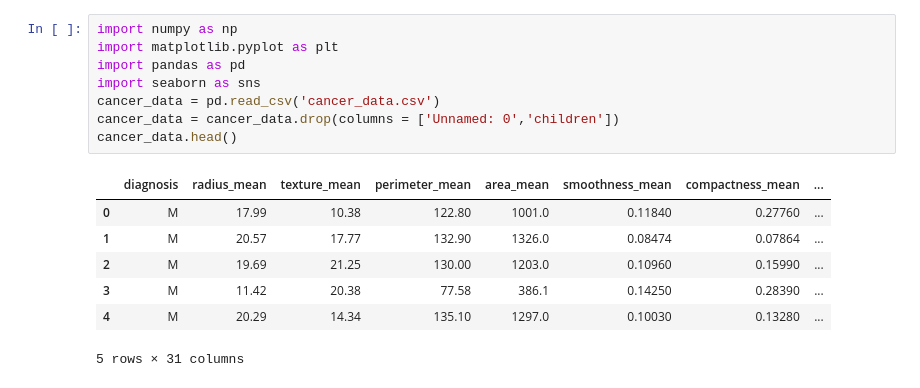
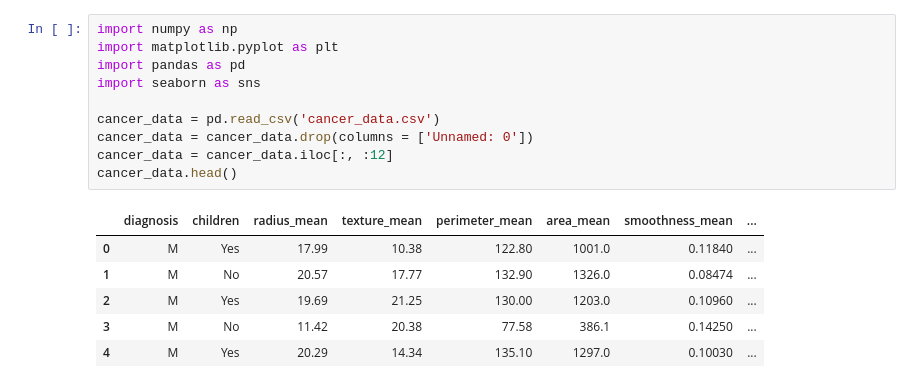
Before and after one commit to tamhuynh92/Machine-Learning-Project, a Jupyter notebook: Breast Cancer K-Nearest Neighbors.ipynb, the cells around one changed output. Cells and saved outputs as stored; diff of their text form.

```diff
--- a/Breast Cancer K-Nearest Neighbors.ipynb
+++ b/Breast Cancer K-Nearest Neighbors.ipynb
@@ -1,16 +1,17 @@
 # %%
 import numpy as np
 import matplotlib.pyplot as plt
 import pandas as pd
 import seaborn as sns
+
 cancer_data = pd.read_csv('cancer_data.csv')
-cancer_data = cancer_data.drop(columns = ['Unnamed: 0','children'])
+cancer_data = cancer_data.drop(columns = ['Unnamed: 0'])
+cancer_data = cancer_data.iloc[:, :12]
 cancer_data.head()
 # %% [output]
-|  | diagnosis | radius_mean | texture_mean | perimeter_mean | area_mean | smoothness_mean | compactness_mean | ... |
-| 0 | M | 17.99 | 10.38 | 122.80 | 1001.0 | 0.11840 | 0.27760 | ... |
-| 1 | M | 20.57 | 17.77 | 132.90 | 1326.0 | 0.08474 | 0.07864 | ... |
-| 2 | M | 19.69 | 21.25 | 130.00 | 1203.0 | 0.10960 | 0.15990 | ... |
-| 3 | M | 11.42 | 20.38 | 77.58 | 386.1 | 0.14250 | 0.28390 | ... |
-| 4 | M | 20.29 | 14.34 | 135.10 | 1297.0 | 0.10030 | 0.13280 | ... |
+|  | diagnosis | children | radius_mean | texture_mean | perimeter_mean | area_mean | smoothness_mean | ... |
+| 0 | M | Yes | 17.99 | 10.38 | 122.80 | 1001.0 | 0.11840 | ... |
+| 1 | M | No | 20.57 | 17.77 | 132.90 | 1326.0 | 0.08474 | ... |
+| 2 | M | Yes | 19.69 | 21.25 | 130.00 | 1203.0 | 0.10960 | ... |
+| 3 | M | No | 11.42 | 20.38 | 77.58 | 386.1 | 0.14250 | ... |
+| 4 | M | Yes | 20.29 | 14.34 | 135.10 | 1297.0 | 0.10030 | ... |
-5 rows × 31 columns
```
Also changed, not shown: parts of 33 cells of this notebook.
